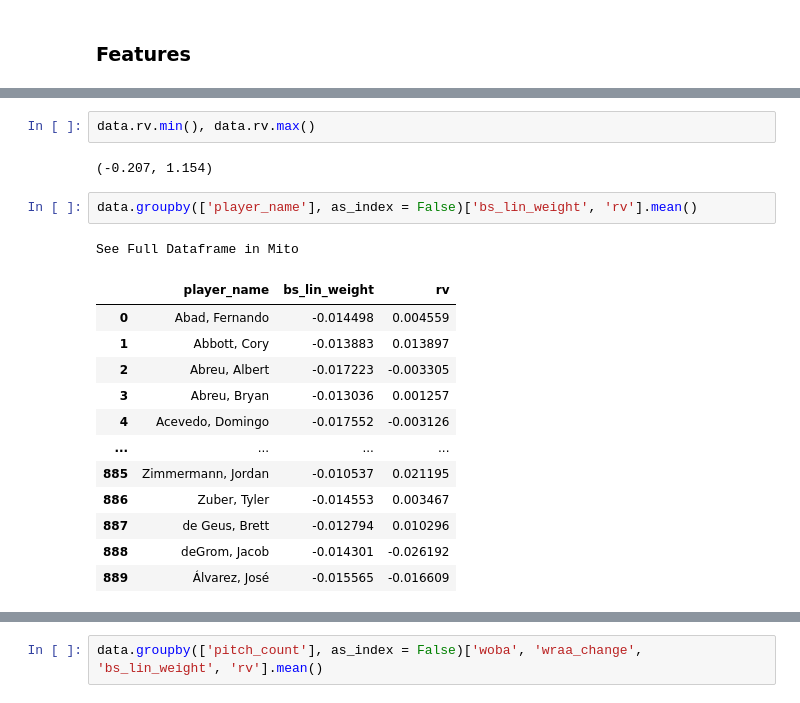
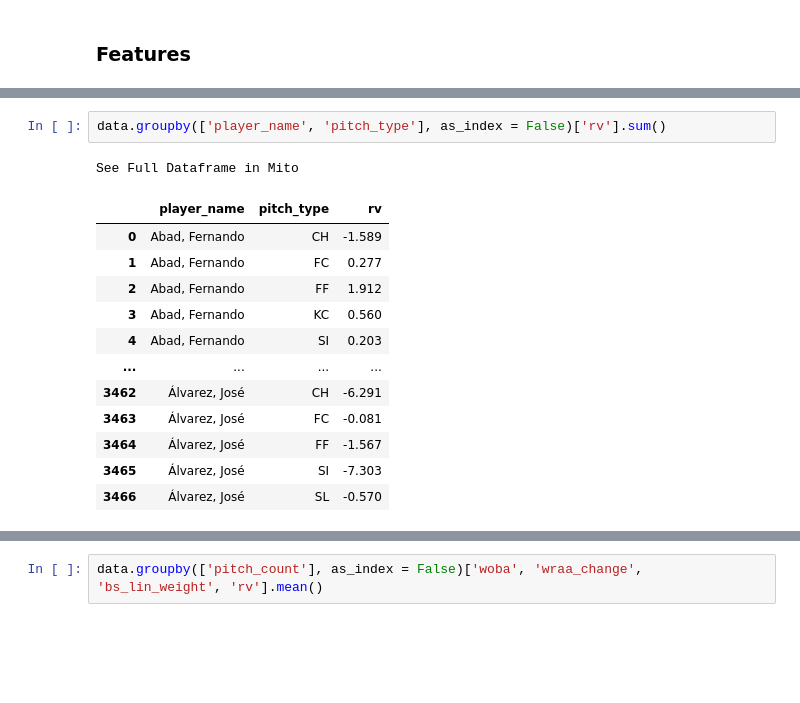
Before and after one commit to anthonyzurke/pitch-model, a Jupyter notebook: notebooks/model-pitch-quality-lr-Copy1.ipynb, the cells around one changed output, grey strips where cells are left out. Cells and saved outputs as stored; diff of their text form; blank space fills up the shorter version.

```diff
--- a/notebooks/model-pitch-quality-lr-Copy1.ipynb
+++ b/notebooks/model-pitch-quality-lr-Copy1.ipynb
@@ -177,21 +127,17 @@ See Full Dataframe in Mito
-# %%
-data.rv.min(), data.rv.max()
-# %% [output]
-(-0.207, 1.154)
-# %%
-data.groupby(['player_name'], as_index = False)['bs_lin_weight', 'rv'].mean()
-# %% [output]
-See Full Dataframe in Mito
-|  | player_name | bs_lin_weight | rv |
-| 0 | Abad, Fernando | -0.014498 | 0.004559 |
-| 1 | Abbott, Cory | -0.013883 | 0.013897 |
-| 2 | Abreu, Albert | -0.017223 | -0.003305 |
-| 3 | Abreu, Bryan | -0.013036 | 0.001257 |
-| 4 | Acevedo, Domingo | -0.017552 | -0.003126 |
-| ... | ... | ... | ... |
-| 885 | Zimmermann, Jordan | -0.010537 | 0.021195 |
-| 886 | Zuber, Tyler | -0.014553 | 0.003467 |
-| 887 | de Geus, Brett | -0.012794 | 0.010296 |
-| 888 | deGrom, Jacob | -0.014301 | -0.026192 |
-| 889 | Álvarez, José | -0.015565 | -0.016609 |
+# %%
+data.groupby(['player_name', 'pitch_type'], as_index = False)['rv'].sum()
+# %% [output]
+See Full Dataframe in Mito
+|  | player_name | pitch_type | rv |
+| 0 | Abad, Fernando | CH | -1.589 |
+| 1 | Abad, Fernando | FC | 0.277 |
+| 2 | Abad, Fernando | FF | 1.912 |
+| 3 | Abad, Fernando | KC | 0.560 |
+| 4 | Abad, Fernando | SI | 0.203 |
+| ... | ... | ... | ... |
+| 3462 | Álvarez, José | CH | -6.291 |
+| 3463 | Álvarez, José | FC | -0.081 |
+| 3464 | Álvarez, José | FF | -1.567 |
+| 3465 | Álvarez, José | SI | -7.303 |
+| 3466 | Álvarez, José | SL | -0.570 |
 # %%
```
Also changed, not shown: parts of 16 cells of this notebook, 4 other files.
